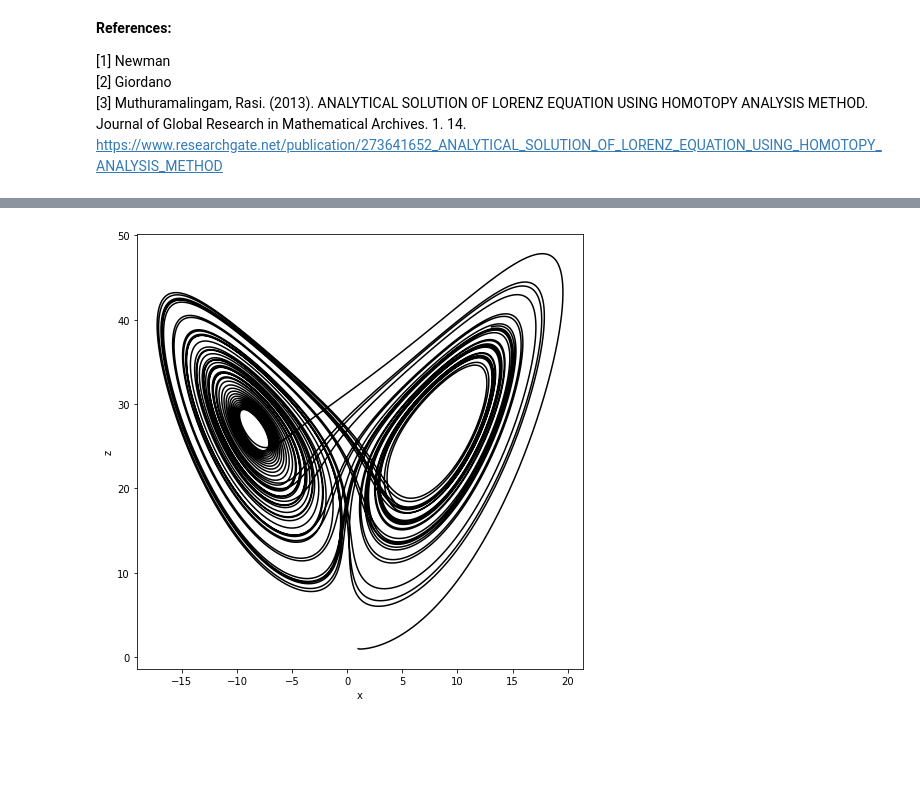
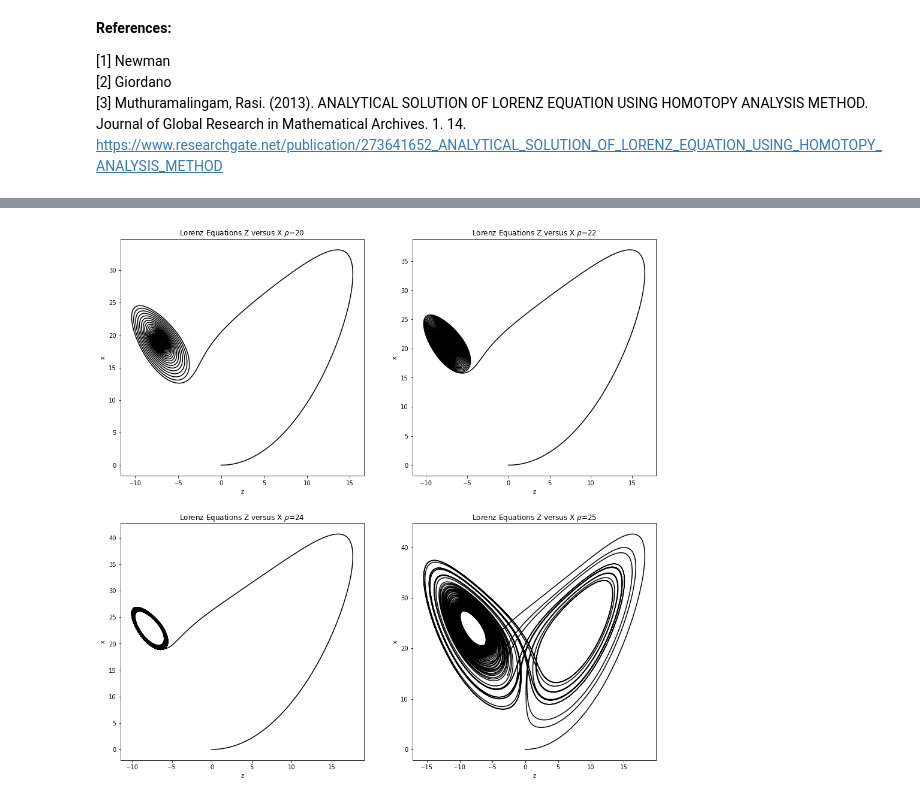
Before and after one commit to DannieWright/Final_Project, a Jupyter notebook: Final Project.ipynb, the cells around one changed output, grey strips where cells are left out. Drawn from its saved outputs; the diff is of its cells as text; code cells hidden in the pictures; blank space fills up the shorter version.

```diff
--- a/Final Project.ipynb
+++ b/Final Project.ipynb
@@ -72,29 +256,29 @@ def lorenz3 (r, t):
 # %%
 if __name__ == "__main__":
     sigma = 10.0
-    rho = 28.0
+    rho = [20, 22, 24, 25]
     beta = 8.0 / 3.0
-    state = (sigma, rho, beta)
-
-    r0 = (1, 1, 1)
+    r0 = (0, 1, 0)
 
     interval = (0, 50)
     steps = 100000
-    order = 4
-    numIndepVars = 3
-    t = np.arange (interval[0], interval[1], interval[1] / steps)
-
-    solution = rk.vectorRungeKutta (lorenz, numIndepVars, r0, interval, steps, state, order = 4)
 
     #set up plot
-    plt.figure(figsize=(8, 8))
-    ax = plt.subplot(111)
-    ax.set_xlabel("x")
-    ax.set_ylabel("z")
+    plt.figure(figsize=(16, 16))
 
-    plt.plot(solution[:,1], solution[:,3], "-k")
+    for i in range (len (rho)):
+        state = (sigma, rho[i], beta)
 
-    plt.legend()
+        solution = lorenzSolution (r0, interval, steps, state)
+
+        # x vs z
+        ax = plt.subplot(2, 2, i + 1)
+        ax.set_xlabel("z")
+        ax.set_ylabel("x")
+        ax.set_title (r"Lorenz Equations Z versus X $\rho$={}".format (rho[i]))
+        plt.plot(solution[:,1], solution[:,3], "-k")
+
+
     plt.show ()
 # %% [output]
-[figure, old version]
+[figure, new version]
```
Also changed, not shown: parts of 13 cells of this notebook, 1 other file.
